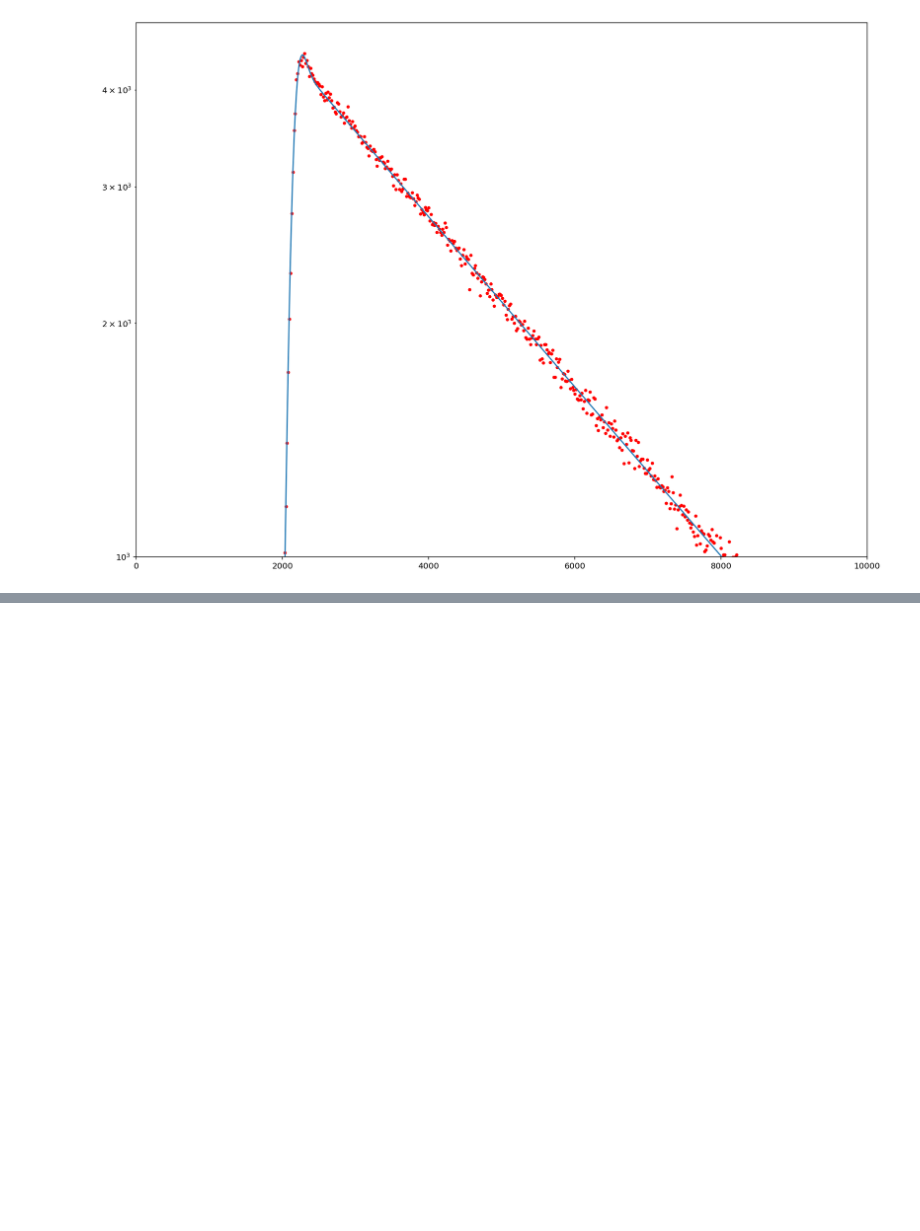
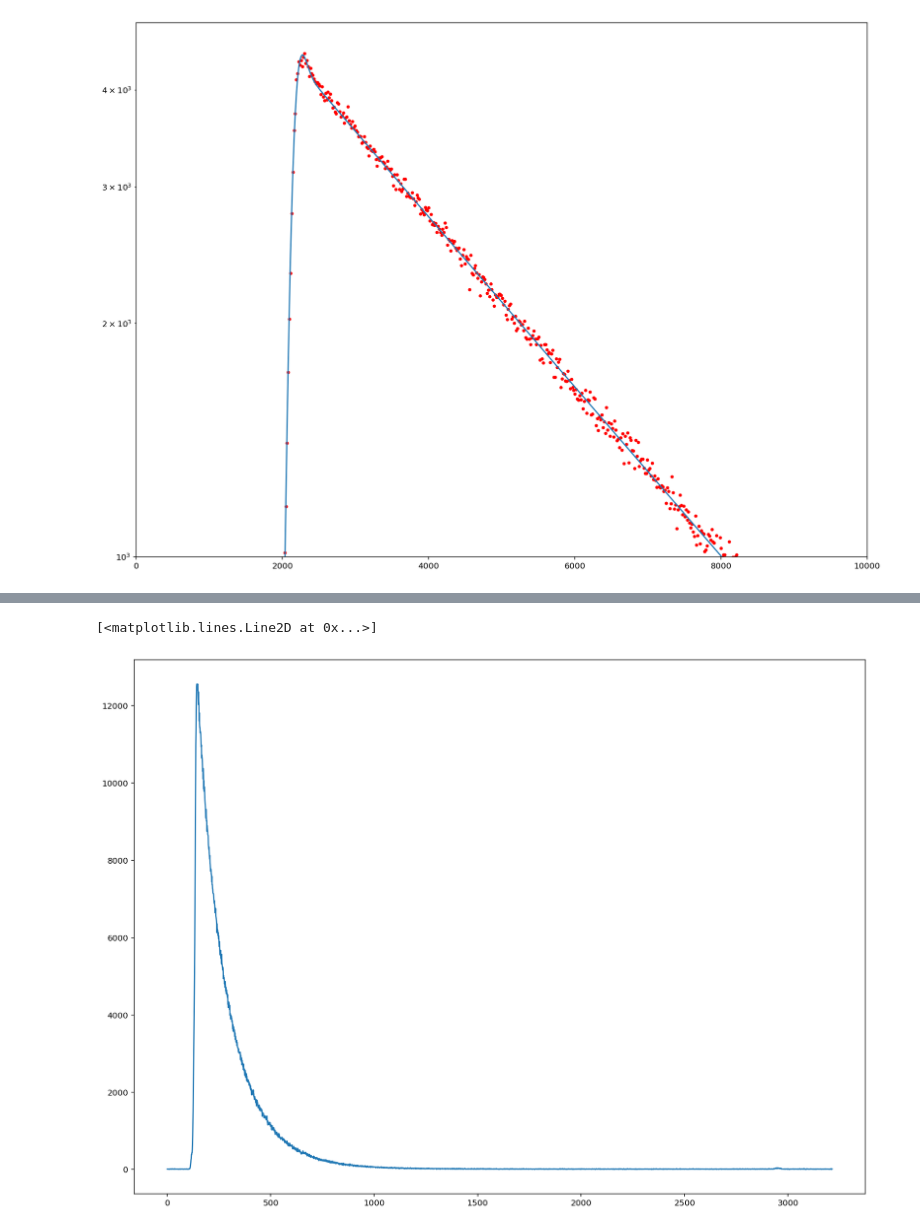
Before and after one commit to Tomkaehst/PhasorFLIM, a Jupyter notebook: notebooks/PicoQuant PTU Decoding and Fitting.ipynb, the cells around one changed output, grey strips where cells are left out. Cells and saved outputs as stored; diff of their text form; code cells hidden in the pictures; blank space fills up the shorter version.

```diff
--- a/notebooks/PicoQuant PTU Decoding and Fitting.ipynb
+++ b/notebooks/PicoQuant PTU Decoding and Fitting.ipynb
@@ -2743,0 +3153,12 @@ plt.show()
+# %%
+tEnd = fluoresceine_raw[1]['GlobalResolution'] * 1e12
+dt = fluoresceine_raw[1]['Resolution'] * 1e12
+numBins = math.ceil((tEnd/dt))
+tAxis = np.linspace(0, tEnd, numBins)[0:2800]
+
+fluoresceine_hist = np.sum(np.sum(fluoresceine_c1, axis = 0), axis = 0)
+# %%
+plt.plot(fluoresceine_hist)
+# %% [output]
+[<matplotlib.lines.Line2D at 0x...>]
+[figure, added]
```
Also changed, not shown: parts of 25 cells of this notebook.
